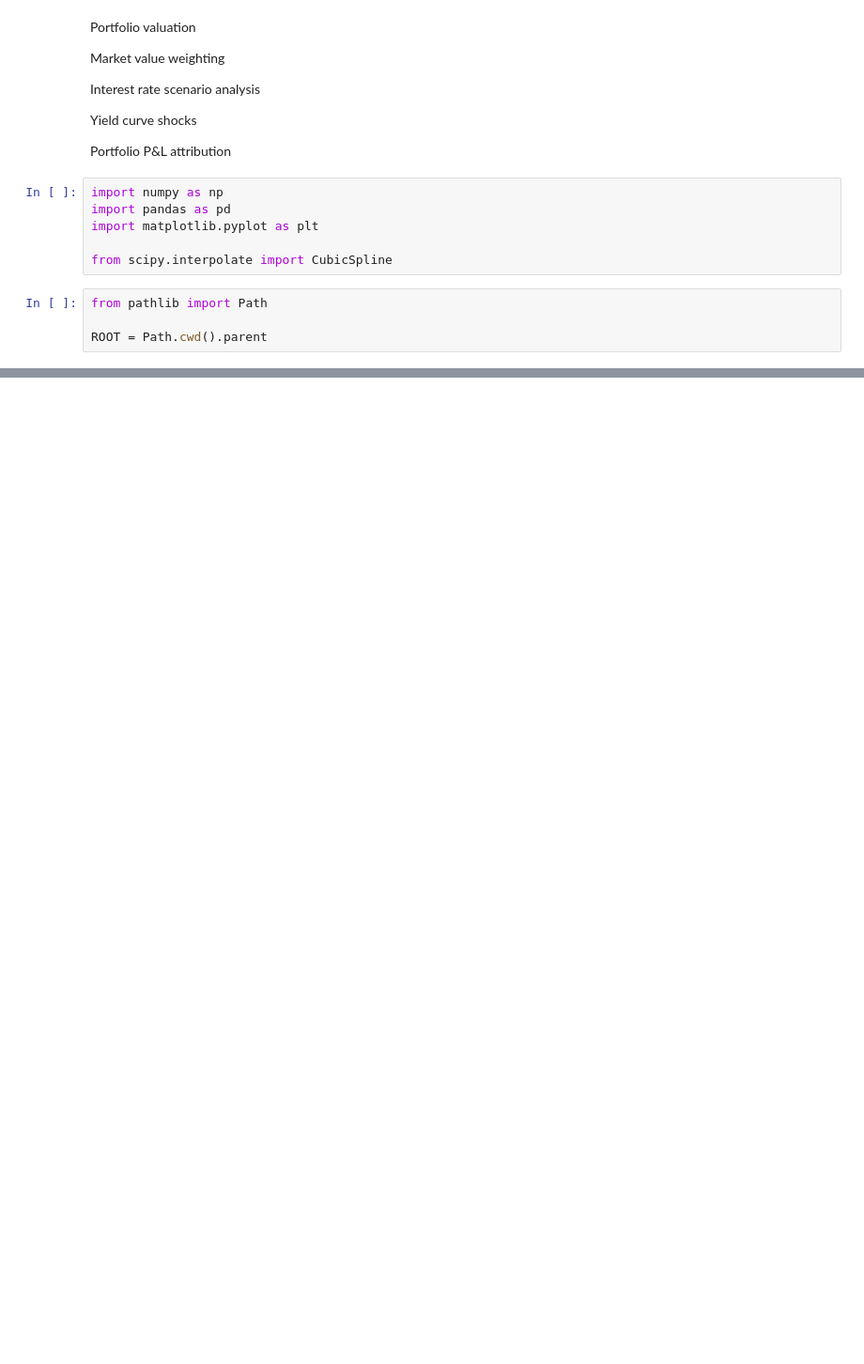
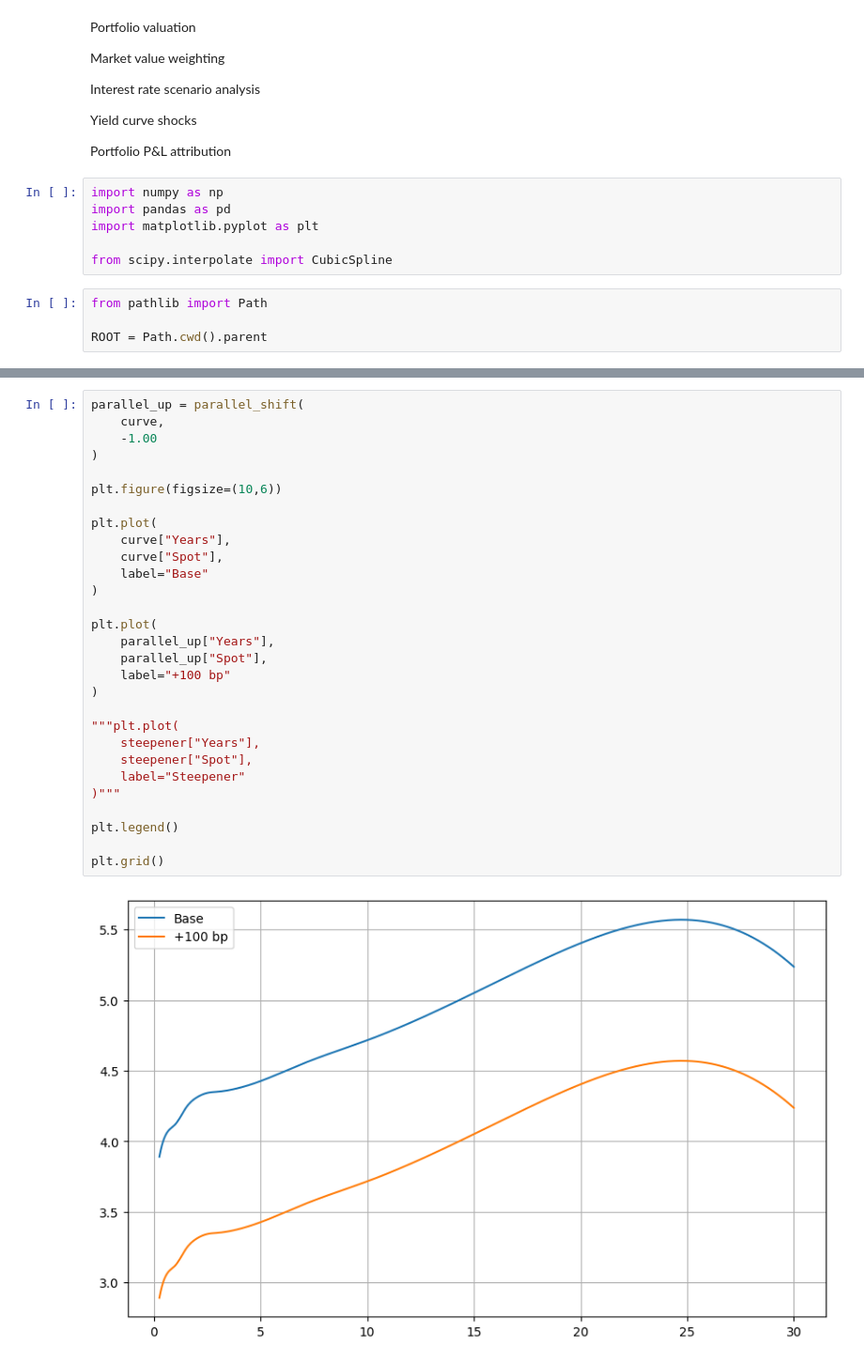
Before and after one commit to gy623/Interest-Rate-Curve-Bootstrapping-and-Stress-Testing, a Jupyter notebook: notebooks/05_portfolio_analysis.ipynb, the cells around one changed output, grey strips where cells are left out. Shown at 94% size. Cells and saved outputs as stored; diff of their text form; blank space fills up the shorter version.

```diff
--- a/notebooks/05_portfolio_analysis.ipynb
+++ b/notebooks/05_portfolio_analysis.ipynb
@@ -39,0 +180,31 @@ portfolio
+# %%
+parallel_up = parallel_shift(
+    curve,
+    -1.00
+)
+
+plt.figure(figsize=(10,6))
+
+plt.plot(
+    curve["Years"],
+    curve["Spot"],
+    label="Base"
+)
+
+plt.plot(
+    parallel_up["Years"],
+    parallel_up["Spot"],
+    label="+100 bp"
+)
+
+"""plt.plot(
+    steepener["Years"],
+    steepener["Spot"],
+    label="Steepener"
+)"""
+
+plt.legend()
+
+plt.grid()
+# %% [output]
+[figure, added]
```
Also changed, not shown: parts of 11 cells of this notebook, 9 other files.
